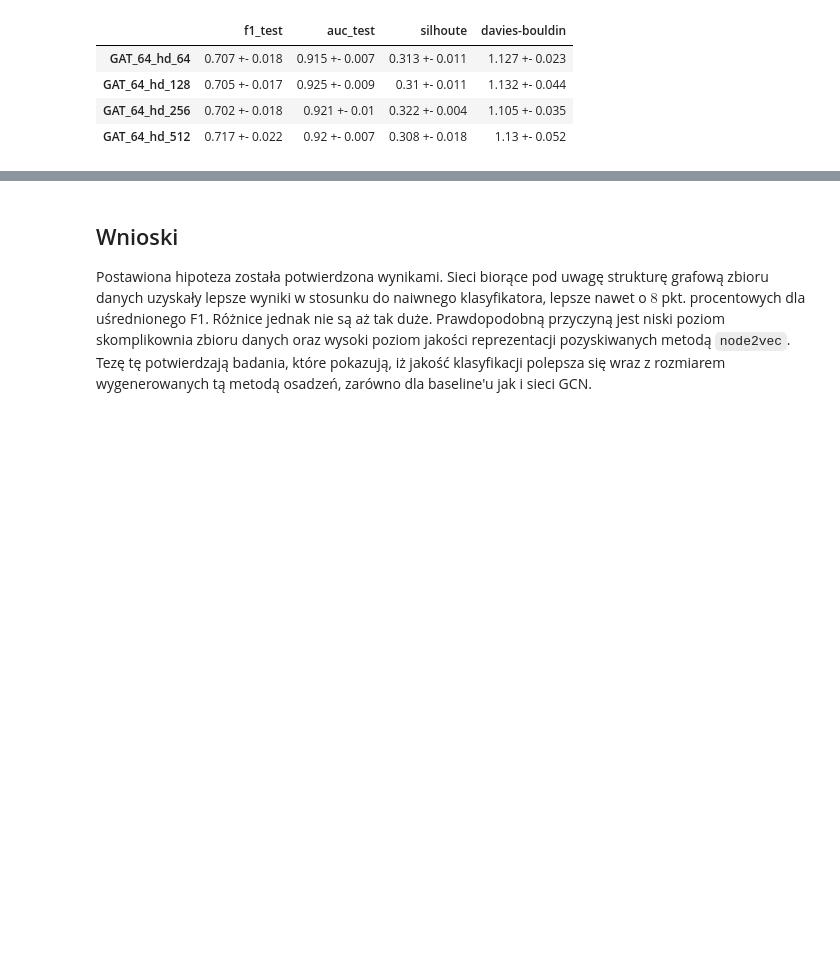
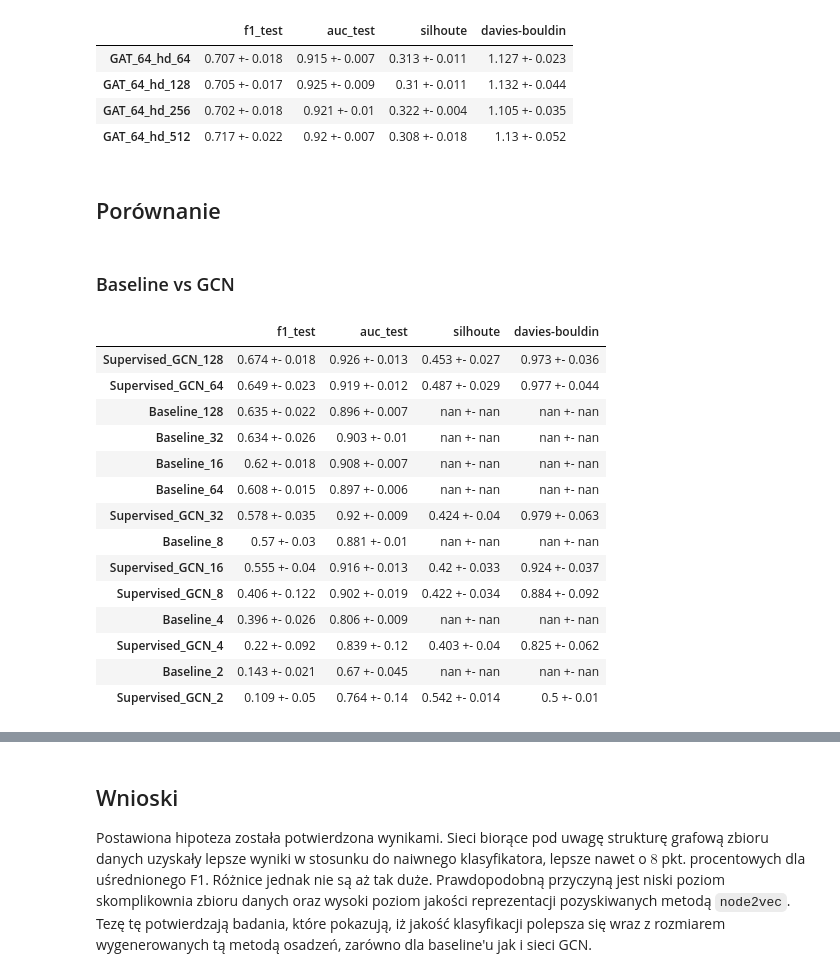
Before and after one commit to kaszycaO/representation-project, a Jupyter notebook: Summary.ipynb, the cells around one changed output, grey strips where cells are left out. Drawn from its saved outputs; the diff is of its cells as text; code cells hidden in the pictures; blank space fills up the shorter version.

```diff
--- a/Summary.ipynb
+++ b/Summary.ipynb
@@ -305,3 +377,34 @@ generate_summary(df)
 | GAT_64_hd_128 | 0.705 +- 0.017 | 0.925 +- 0.009 | 0.31 +- 0.011 | 1.132 +- 0.044 |
 | GAT_64_hd_256 | 0.702 +- 0.018 | 0.921 +- 0.01 | 0.322 +- 0.004 | 1.105 +- 0.035 |
 | GAT_64_hd_512 | 0.717 +- 0.022 | 0.92 +- 0.007 | 0.308 +- 0.018 | 1.13 +- 0.052 |
+# %% [markdown]
+## Porównanie
+# %% [markdown]
+### Baseline vs GCN
+# %%
+df = pd.concat([
+    pd.read_csv(RESULTS_PATH / "gcn_stats.csv"),
+    pd.read_csv(RESULTS_PATH / "gcn_stats_embbeddings.csv"),
+    pd.read_csv(RESULTS_PATH / "baseline_stats.csv").rename(
+        columns={"test_f1": "f1_test", "test_auc": "auc_test"}
+    )
+
+])
+# %%
+generate_summary(df).sort_values(by="f1_test", ascending=False)
+# %% [output]
+|  | f1_test | auc_test | silhoute | davies-bouldin |
+| Supervised_GCN_128 | 0.674 +- 0.018 | 0.926 +- 0.013 | 0.453 +- 0.027 | 0.973 +- 0.036 |
+| Supervised_GCN_64 | 0.649 +- 0.023 | 0.919 +- 0.012 | 0.487 +- 0.029 | 0.977 +- 0.044 |
+| Baseline_128 | 0.635 +- 0.022 | 0.896 +- 0.007 | nan +- nan | nan +- nan |
+| Baseline_32 | 0.634 +- 0.026 | 0.903 +- 0.01 | nan +- nan | nan +- nan |
+| Baseline_16 | 0.62 +- 0.018 | 0.908 +- 0.007 | nan +- nan | nan +- nan |
+| Baseline_64 | 0.608 +- 0.015 | 0.897 +- 0.006 | nan +- nan | nan +- nan |
+| Supervised_GCN_32 | 0.578 +- 0.035 | 0.92 +- 0.009 | 0.424 +- 0.04 | 0.979 +- 0.063 |
+| Baseline_8 | 0.57 +- 0.03 | 0.881 +- 0.01 | nan +- nan | nan +- nan |
+| Supervised_GCN_16 | 0.555 +- 0.04 | 0.916 +- 0.013 | 0.42 +- 0.033 | 0.924 +- 0.037 |
+| Supervised_GCN_8 | 0.406 +- 0.122 | 0.902 +- 0.019 | 0.422 +- 0.034 | 0.884 +- 0.092 |
+| Baseline_4 | 0.396 +- 0.026 | 0.806 +- 0.009 | nan +- nan | nan +- nan |
+| Supervised_GCN_4 | 0.22 +- 0.092 | 0.839 +- 0.12 | 0.403 +- 0.04 | 0.825 +- 0.062 |
+| Baseline_2 | 0.143 +- 0.021 | 0.67 +- 0.045 | nan +- nan | nan +- nan |
+| Supervised_GCN_2 | 0.109 +- 0.05 | 0.764 +- 0.14 | 0.542 +- 0.014 | 0.5 +- 0.01 |
```
Also changed, not shown: parts of 26 cells of this notebook, 5 other files.
